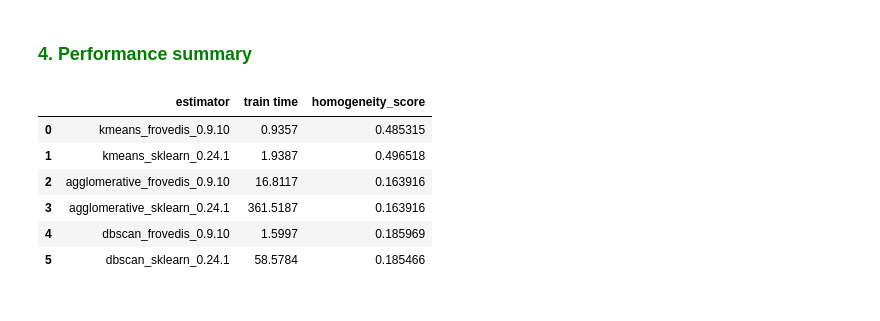
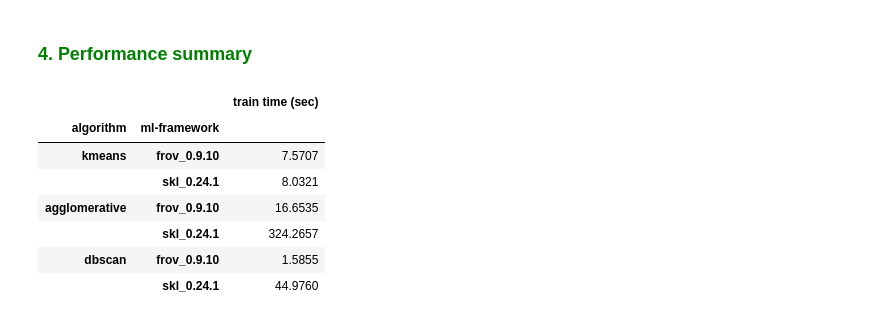
Before and after one commit to frovedis/frovedis, a Jupyter notebook: doc/notebook/04_1_mnist_clustering_dense.ipynb, the cells around one changed output. Cells and saved outputs as stored; diff of their text form; code cells hidden in the pictures.

```diff
--- a/doc/notebook/4_1_mnist_clustering_dense.ipynb
+++ b/doc/notebook/04_1_mnist_clustering_dense.ipynb
@@ -67,5 +67,6 @@ plt.show()
 # %%
 train_time = []
 homogeneity = []
-estimator_name = []
+algo = []
+ml_framework = []
 # %%
@@ -150,16 +146,18 @@ evaluate(s_est, E_NM, X[:50000,:], y[:50000])
 # %% [markdown]
 ### <font color='green'> 4. Performance summary<font>
 # %%
-summary = pd.DataFrame(OrderedDict({ "estimator": estimator_name,
-                                     "train time": train_time,
-                                     "homogeneity_score": homogeneity
-                                  }))
+index = pd.MultiIndex.from_tuples(list(zip(algo, ml_framework)),
+                                  names=["algorithm", "ml-framework"])
+summary = pd.DataFrame(OrderedDict({ "train time (sec)": train_time,
+                                     #"homogeneity_score": homogeneity
+                                  }), index=index)
 summary
 # %% [output]
-|  | estimator | train time | homogeneity_score |
-| 0 | kmeans_frovedis_0.9.10 | 0.9357 | 0.485315 |
-| 1 | kmeans_sklearn_0.24.1 | 1.9387 | 0.496518 |
-| 2 | agglomerative_frovedis_0.9.10 | 16.8117 | 0.163916 |
-| 3 | agglomerative_sklearn_0.24.1 | 361.5187 | 0.163916 |
-| 4 | dbscan_frovedis_0.9.10 | 1.5997 | 0.185969 |
-| 5 | dbscan_sklearn_0.24.1 | 58.5784 | 0.185466 |
+|  |  | train time (sec) |
+| algorithm | ml-framework |  |
+| kmeans | frov_0.9.10 | 7.5707 |
+|  | skl_0.24.1 | 8.0321 |
+| agglomerative | frov_0.9.10 | 16.6535 |
+|  | skl_0.24.1 | 324.2657 |
+| dbscan | frov_0.9.10 | 1.5855 |
+|  | skl_0.24.1 | 44.9760 |
```
Also changed, not shown: parts of 5 cells of this notebook, 17 other files.
